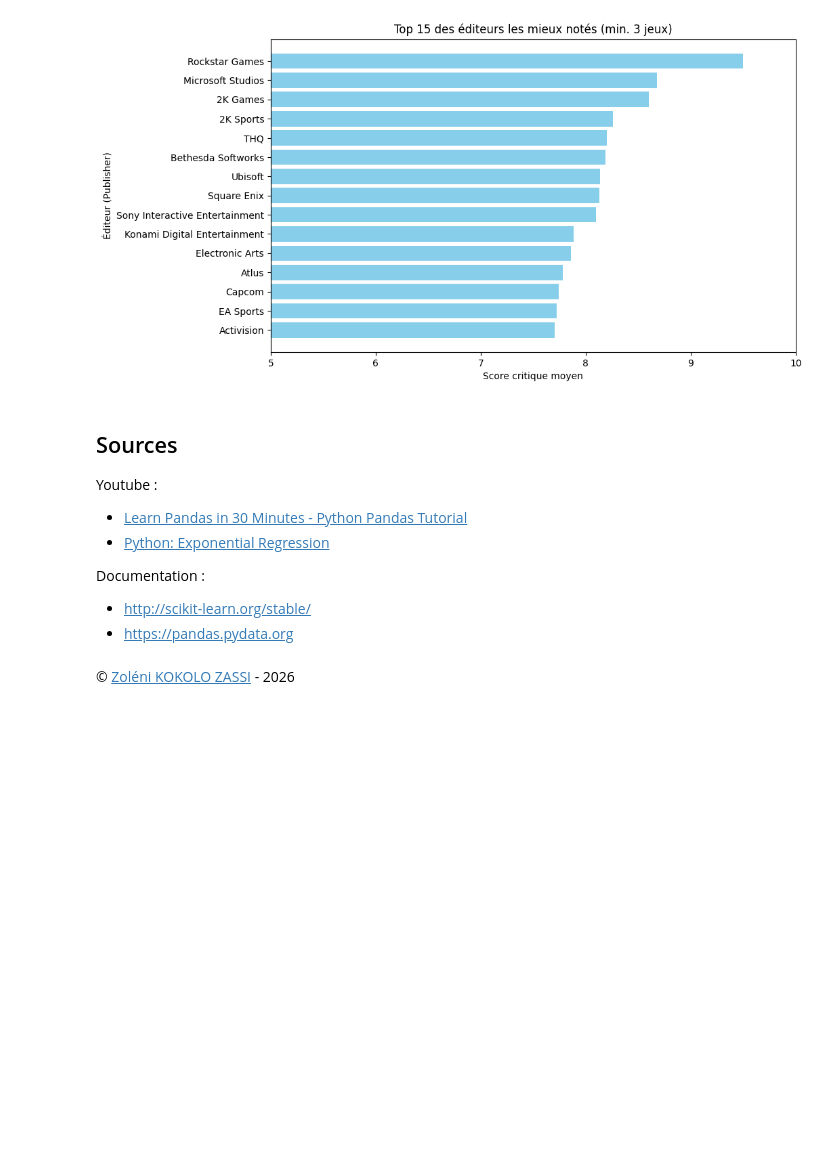
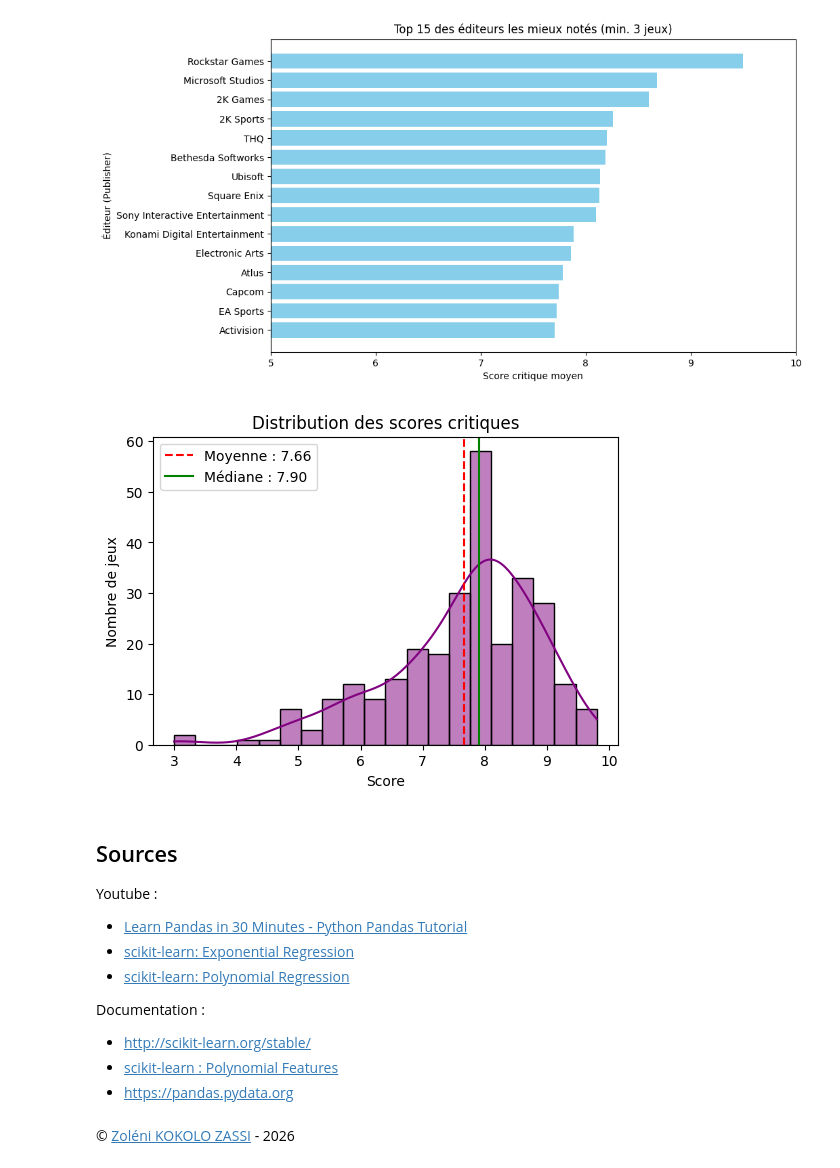
Before and after one commit to Sikoso774/vg_sales_2024, a Jupyter notebook: vg-sales.ipynb, the cells around one changed output. Drawn from its saved outputs; the diff is of its cells as text; code cells hidden in the pictures; blank space fills up the shorter version.

```diff
--- a/vg-sales.ipynb
+++ b/vg-sales.ipynb
@@ -236,15 +296,38 @@ plt.xlim(5, 10)
 plt.show()
 # %% [output]
 [figure]
+# %%
+import seaborn as sns
+import matplotlib.pyplot as plt
+
+plt.figure(figsize=(6, 4))
+
+# Création de l'histogramme avec la courbe de densité (kde=True)
+sns.histplot(data['critic_score'], bins=20, kde=True, color='purple')
+
+# Ajout de lignes verticales pour la moyenne et la médiane
+plt.axvline(data['critic_score'].mean(), color='red', linestyle='--', label=f"Moyenne : {data['critic_score'].mean():.2f}")
+plt.axvline(data['critic_score'].median(), color='green', linestyle='-', label=f"Médiane : {data['critic_score'].median():.2f}")
+
+plt.title("Distribution des scores critiques")
+plt.xlabel("Score")
+plt.ylabel("Nombre de jeux")
+plt.legend()
+
+plt.show()
+# %% [output]
+[figure, added]
 # %% [markdown]
 ## Sources
 
 Youtube :
 - [Learn Pandas in 30 Minutes - Python Pandas Tutorial](https://www.youtube.com/watch?v=EXIgjIBu4EU)
-- [Python: Exponential Regression](https://www.youtube.com/watch?v=gHrM6E9FgKY)
+- [scikit-learn: Exponential Regression](https://www.youtube.com/watch?v=gHrM6E9FgKY)
+- [scikit-learn: Polynomial Regression](https://www.youtube.com/watch?v=H8kocPOT5v0)
 
 Documentation :
 - http://scikit-learn.org/stable/
+- [scikit-learn : Polynomial Features](https://scikit-learn.org/stable/modules/generated/sklearn.preprocessing.PolynomialFeatures.html)
 - https://pandas.pydata.org
 # %% [markdown]
 &copy; [Zoléni KOKOLO ZASSI](https://zolenikokolo.com) - 2026
```
Also changed, not shown: parts of 5 cells of this notebook, 2 other files.
